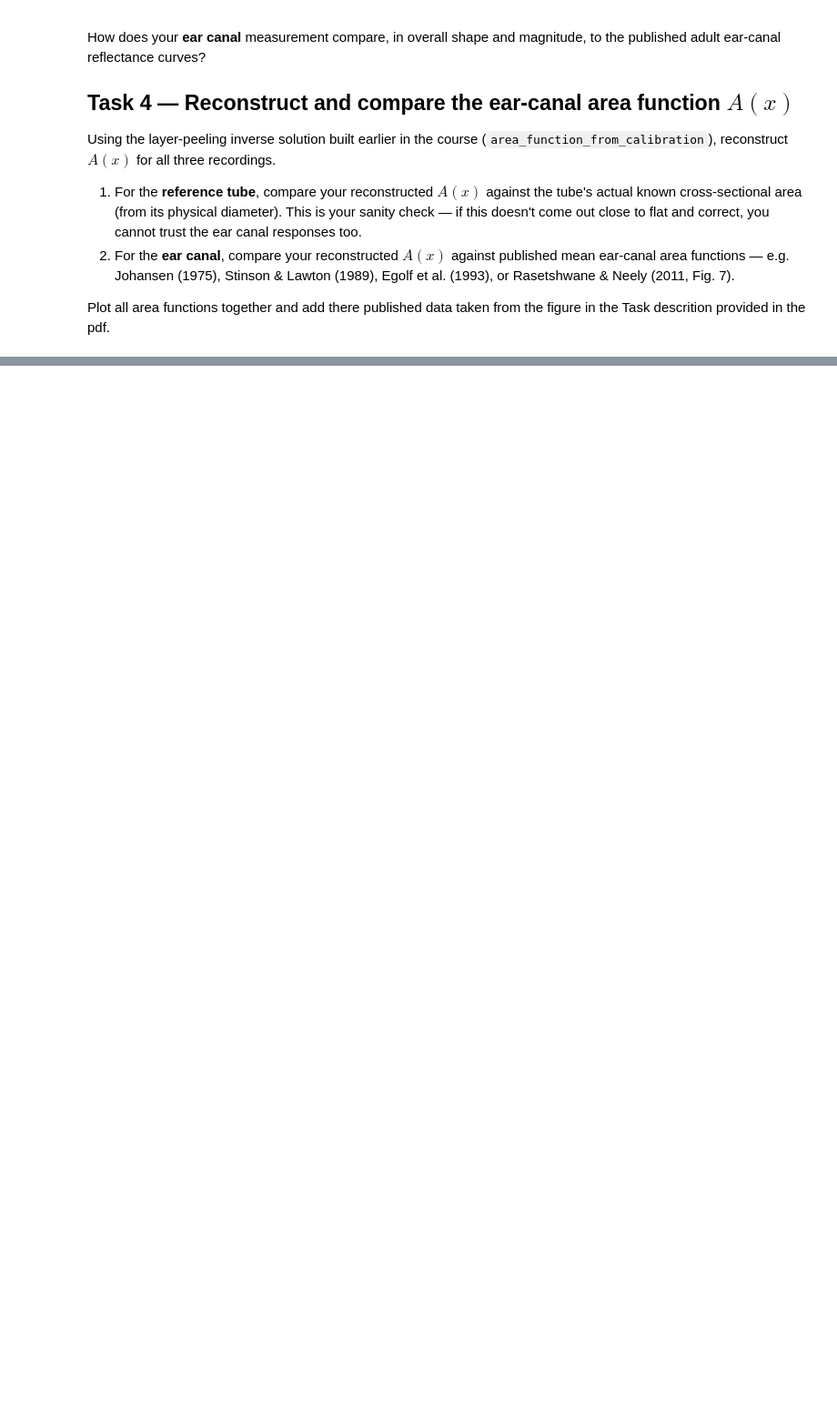
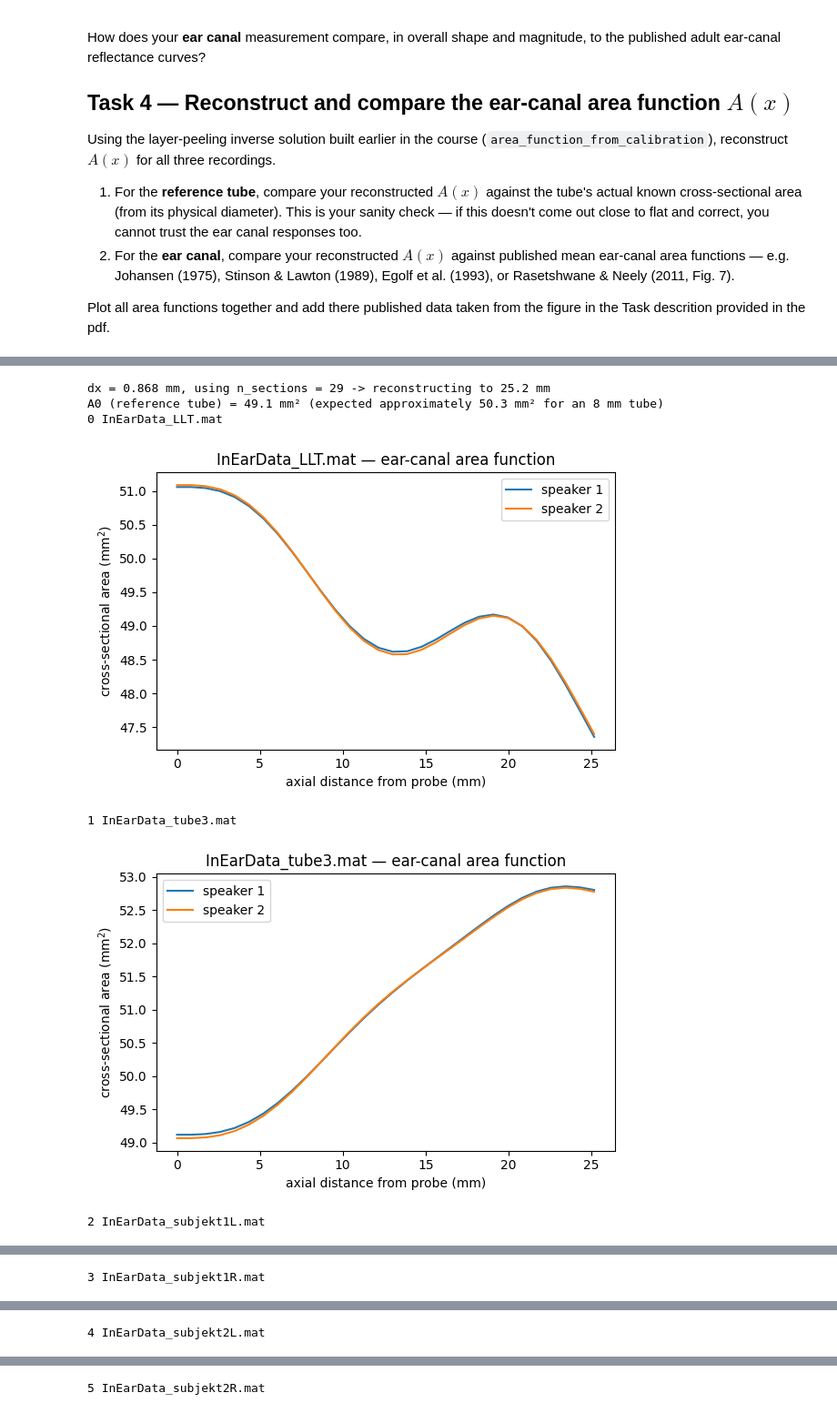
Before and after one commit to vojtejos/FAV_lab, a Jupyter notebook: TutOEME/TaskOE_student.ipynb, the cells around one changed output, grey strips where cells are left out. Shown at 91% size. Drawn from its saved outputs; the diff is of its cells as text; code cells hidden in the pictures; blank space fills up the shorter version.

```diff
--- a/TutOEME/TaskOE_student.ipynb
+++ b/TutOEME/TaskOE_student.ipynb
@@ -613,33 +668,53 @@ def area_function_from_calibration(Zec, fxPecs, Z0, A0, n_sections=60, k_limit=0
         k = k[:n_valid]
 
     A_x = k_to_area(k, A0)
     dt = 1.0 / fsUp
     dx = c * dt / 2.0
     x_mm = np.arange(len(A_x)) * dx * 10.0
     return x_mm, A_x
 
 
 # ---- apply to every recording/speaker ----
 dx = c / (2 * fsUp)                    # cm per section
 target_length_mm = 25                  # how far down the canal you want to reconstruct
 n_sections = int(round(target_length_mm / (dx * 10)))
 print(f"dx = {dx*10:.3f} mm, using n_sections = {n_sections} -> reconstructing to {n_sections*dx*10:.1f} mm")
-print(f"A0 (from calibration) = {res['A01']*100:.1f} mm^2   "
-      f"(expected ~{np.pi*4**2:.1f} mm^2 for an 8 mm tube)")
+#print(f"A0 (from calibration) = {res['A01']*100:.1f} mm^2   "
+     # f"(expected ~{np.pi*4**2:.1f} mm^2 for an 8 mm tube)")
+ref_tube = next(
+    (r for r in fpl_results if "tube3" in r["name"].lower()),
+    None
+)
 
+if ref_tube is not None:
+    print(
+        f"A0 (reference tube) = {ref_tube['A01']*100:.1f} mm² "
+        f"(expected approximately {np.pi*4**2:.1f} mm² for an 8 mm tube)"
+    )
+else:
 
-for res in fpl_results[1:]:
+    print("Reference tube not found. Check the recording names and order.")
+for i, res in enumerate(fpl_results):
+    print(i, res["name"])
     x_mm1, A1 = area_function_from_calibration(res['Zec1'], res['fxTS'], res['Z01'], res['A01'], n_sections)
     x_mm2, A2 = area_function_from_calibration(res['Zec2'], res['fxTS'], res['Z02'], res['A02'], n_sections)
     res['x_mm1'], res['A1'] = x_mm1, A1
     res['x_mm2'], res['A2'] = x_mm2, A2
 
     fig, ax = plt.subplots(figsize=(6, 4))
     ax.plot(x_mm1, A1 * 100, label='speaker 1')   # cm^2 -> mm^2
     ax.plot(x_mm2, A2 * 100, label='speaker 2')
     ax.set_xlabel('axial distance from probe (mm)')
     ax.set_ylabel('cross-sectional area (mm$^2$)')
     ax.set_title(f"{res['name']} — ear-canal area function")
     ax.legend()
     plt.tight_layout()
     plt.show()
+# %% [output]
+dx = 0.868 mm, using n_sections = 29 -> reconstructing to 25.2 mm
+A0 (reference tube) = 49.1 mm² (expected approximately 50.3 mm² for an 8 mm tube)
+0 InEarData_LLT.mat
+[figure, added]
+1 InEarData_tube3.mat
+[figure, added]
+2 InEarData_subjekt1L.mat
@@ -645,0 +722 @@ for res in fpl_results[1:]:
+3 InEarData_subjekt1R.mat
@@ -645,0 +724 @@ for res in fpl_results[1:]:
+4 InEarData_subjekt2L.mat
@@ -645,0 +726 @@ for res in fpl_results[1:]:
+5 InEarData_subjekt2R.mat
```
Also changed, not shown: parts of 3 cells of this notebook.
